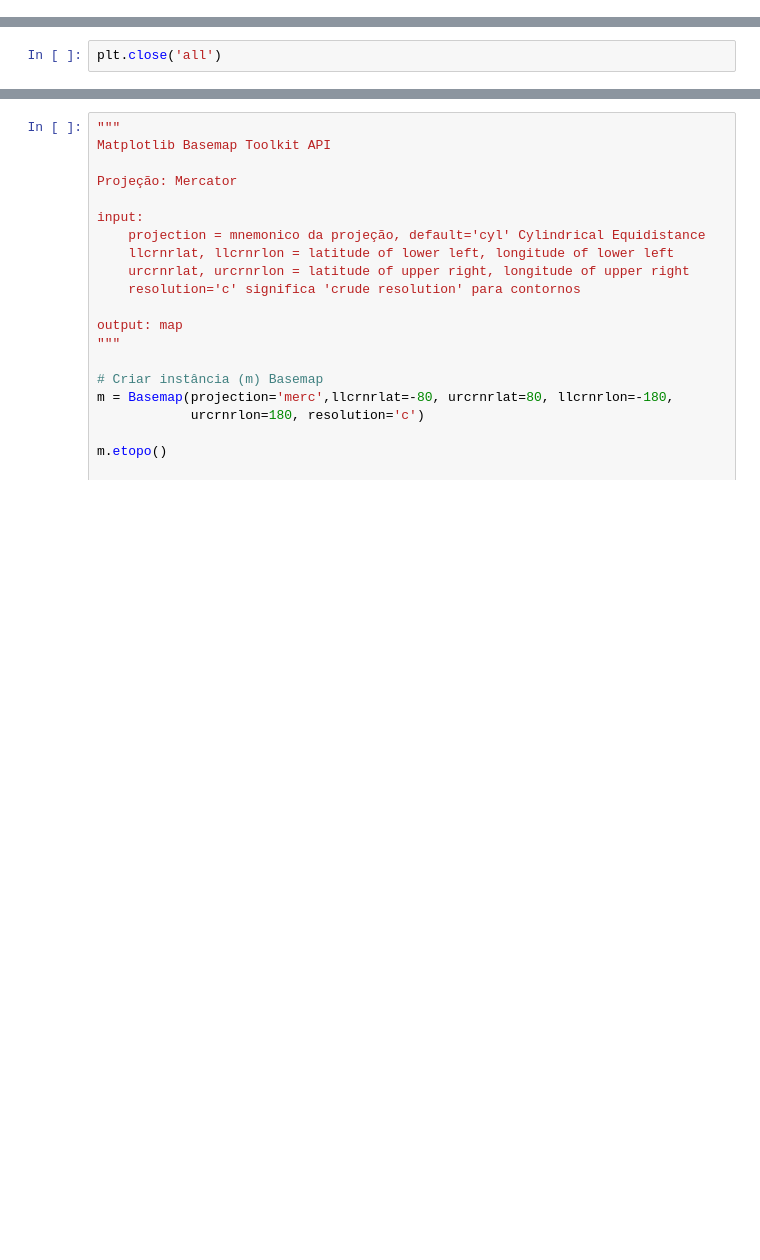
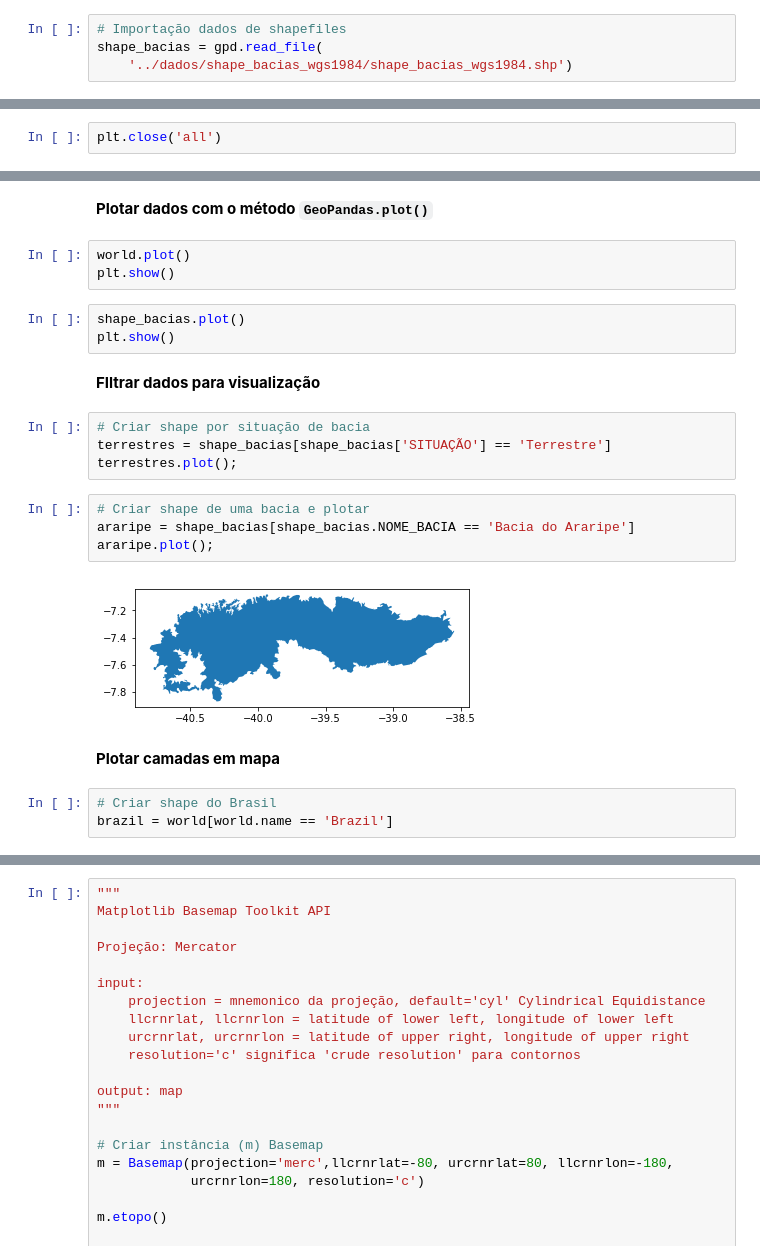
Before and after one commit to gcmatos/python-para-geociencias, a Jupyter notebook: notebooks/2.1 Importação e visualização de dados.ipynb, the cells around one changed output, grey strips where cells are left out. Cells and saved outputs as stored; diff of their text form; blank space fills up the shorter version.

Commit message:
Add GeoPandas

```diff
--- a/notebooks/2.1 Importação e visualização de dados.ipynb
+++ b/notebooks/2.1 Importação e visualização de dados.ipynb
@@ -195,0 +219,4 @@ img
+# %%
+# Importação dados de shapefiles
+shape_bacias = gpd.read_file(
+    '../dados/shape_bacias_wgs1984/shape_bacias_wgs1984.shp')
@@ -573,0 +538,25 @@ plt.show()
+# %% [markdown]
+__Plotar dados com o método `GeoPandas.plot()`__
+# %%
+world.plot()
+plt.show()
+# %%
+shape_bacias.plot()
+plt.show()
+# %% [markdown]
+__FIltrar dados para visualização__
+# %%
+# Criar shape por situação de bacia
+terrestres = shape_bacias[shape_bacias['SITUAÇÃO'] == 'Terrestre']
+terrestres.plot();
+# %%
+# Criar shape de uma bacia e plotar
+araripe = shape_bacias[shape_bacias.NOME_BACIA == 'Bacia do Araripe']
+araripe.plot();
+# %% [output]
+[figure, added]
+# %% [markdown]
+__Plotar camadas em mapa__
+# %%
+# Criar shape do Brasil
+brazil = world[world.name == 'Brazil']
```
Also changed, not shown: parts of 79 cells of this notebook, 1 other file.
